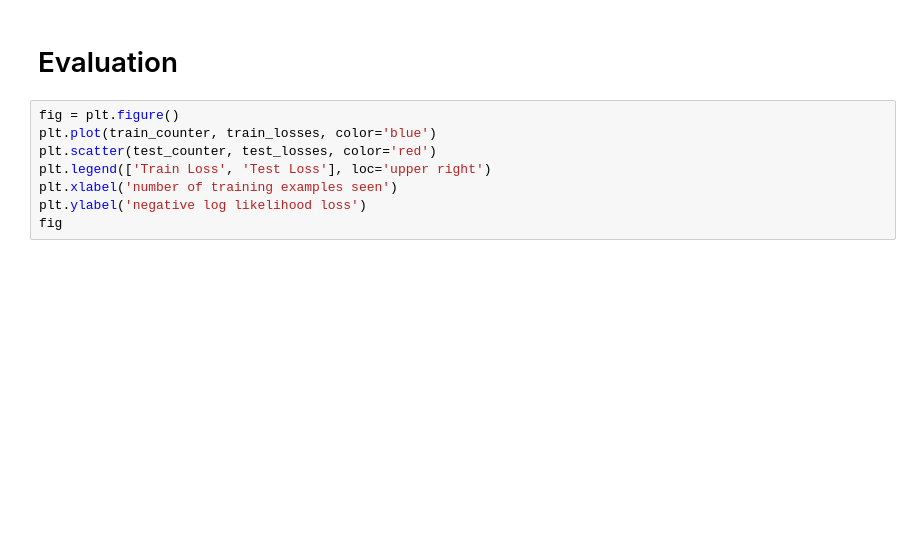
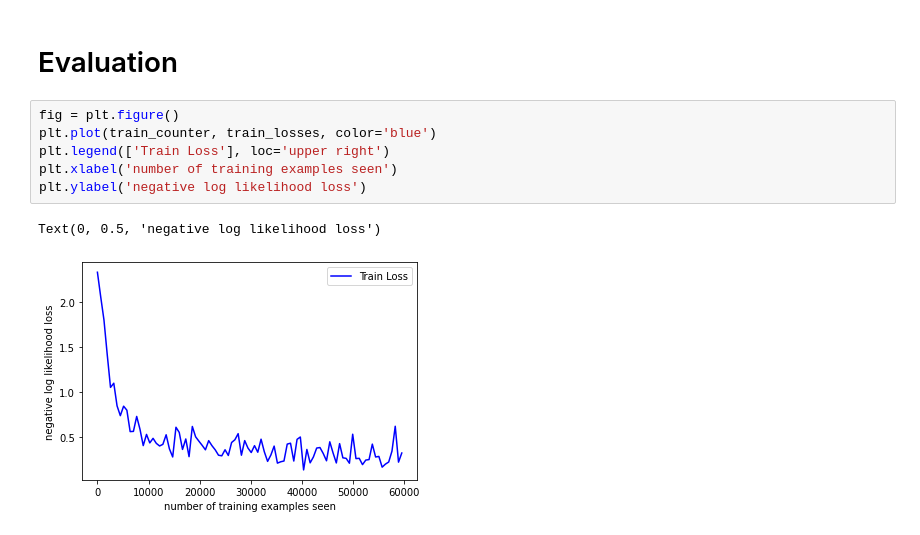
Before and after one commit to julianfbeck/KI-Lab, a Jupyter notebook: [KI-Lab2021] Assignment 1 OWCA.ipynb, the cells around one changed output. Drawn from its saved outputs; the diff is of its cells as text; blank space fills up the shorter version.

```diff
--- a/[KI-Lab2021] Assignment 1 OWCA.ipynb
+++ b/[KI-Lab2021] Assignment 1 OWCA.ipynb
@@ -230,8 +249,9 @@ RuntimeError: ignored
 # %%
 fig = plt.figure()
 plt.plot(train_counter, train_losses, color='blue')
-plt.scatter(test_counter, test_losses, color='red')
-plt.legend(['Train Loss', 'Test Loss'], loc='upper right')
+plt.legend(['Train Loss'], loc='upper right')
 plt.xlabel('number of training examples seen')
 plt.ylabel('negative log likelihood loss')
-fig
+# %% [output]
+Text(0, 0.5, 'negative log likelihood loss')
+[figure, added]
```
Also changed, not shown: parts of 5 cells of this notebook.
